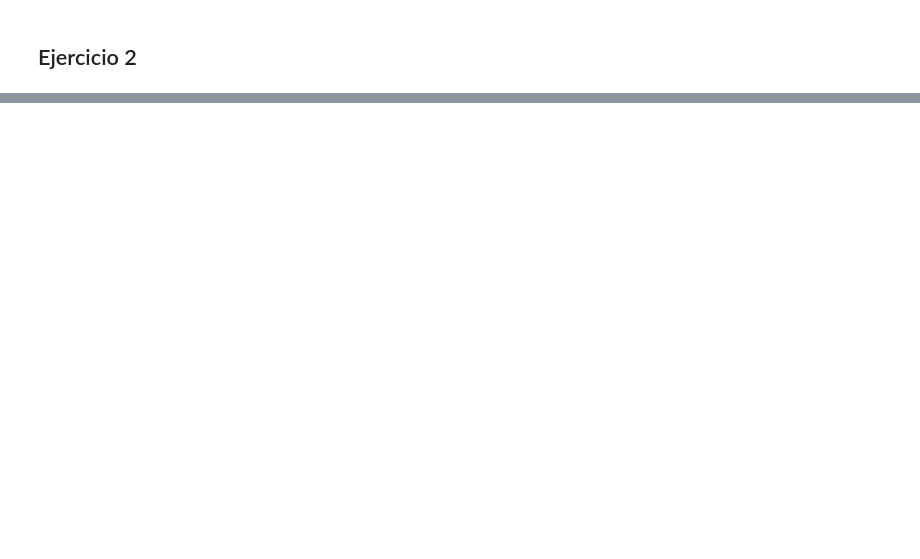
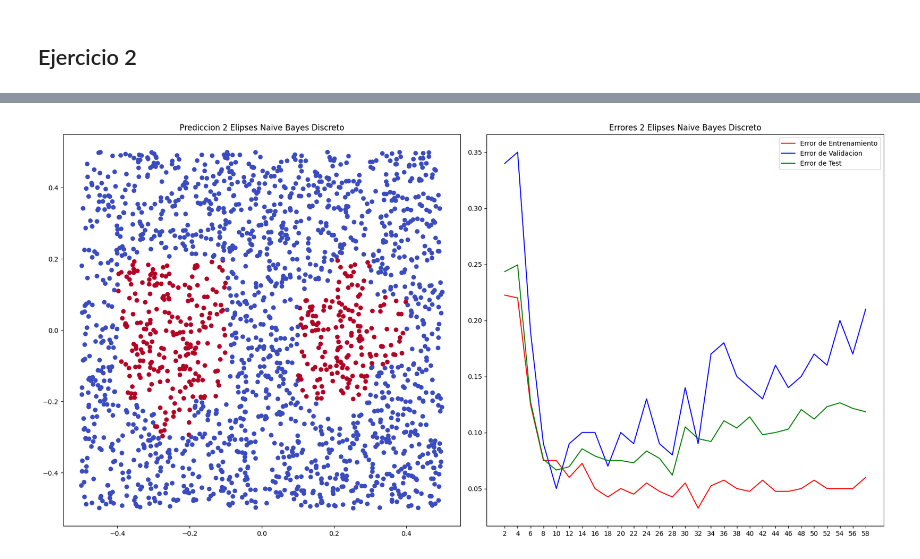
Before and after one commit to Pomarola/IAA, a Jupyter notebook: TP3 Lucas Poma.ipynb, the cells around one changed output, grey strips where cells are left out. Cells and saved outputs as stored; diff of their text form; code cells hidden in the pictures; blank space fills up the shorter version.

```diff
--- a/TP3 Lucas Poma.ipynb
+++ b/TP3 Lucas Poma.ipynb
@@ -223,0 +228,8 @@ plt.show()
+# %%
+csv = pd.read_csv('DataSets/dos_elipses.data', names=['dim_0', 'dim_1', 'class']).sample(n=500)
+X = csv.drop(columns=['class'])
+y = csv['class']
+
+csv = pd.read_csv('DataSets/dos_elipses.test', names=['dim_0', 'dim_1', 'class']).sample(n=2000)
+X_test = csv.drop(columns=['class'])
+y_test = csv['class']
@@ -223,0 +328,4 @@ plt.show()
+# %%
+from sklearn.preprocessing import KBinsDiscretizer
+from sklearn.naive_bayes import CategoricalNB
+bins_list = [2*x for x in range(1, 30)]
@@ -223,0 +359,8 @@ plt.show()
+# %%
+def bayes_plot_errors(ax, error_train, error_val, error_test, bins_list, title):
+    ax.set_title(title)
+    ax.plot(bins_list, error_train, label='Error de Entrenamiento', color='red', linestyle="-")
+    ax.plot(bins_list, error_val, label='Error de Validacion', color='blue', linestyle="-")
+    ax.plot(bins_list, error_test, label='Error de Test', color='green', linestyle="-")
+    ax.set_xticks(bins_list, labels=[str(size) for size in bins_list])
+    ax.legend()
@@ -223,0 +369,27 @@ plt.show()
+# %%
+from sklearn.model_selection import train_test_split
+csv = pd.read_csv('DataSets/dos_elipses.data', names=['dim_0', 'dim_1', 'class']).sample(n=500)
+X = csv.drop(columns=['class'])
+y = csv['class']
+
+csv = pd.read_csv('DataSets/dos_elipses.test', names=['dim_0', 'dim_1', 'class']).sample(n=2000)
+X_test = csv.drop(columns=['class'])
+y_test = csv['class']
+
+X_train, X_val, y_train, y_val = sk.model_selection.train_test_split(X, y, test_size=0.2)
+# %%
+best_bayes, best_disc, error_train, error_val, error_test = entrenar_bayes_disc(X_train, y_train, X_val, y_val, X_test, y_test, bins_list)
+
+fig, axs = plt.subplots(1, 2, figsize=(18, 9))
+
+ax = axs[0]
+ax.scatter(X_test['dim_0'], X_test['dim_1'], c=best_bayes.predict(best_disc.transform(X_test)), cmap='coolwarm')
+ax.set_title(f'Prediccion 2 Elipses Naive Bayes Discreto')
+
+ax = axs[1]
+bayes_plot_errors(ax, error_train, error_val, error_test, bins_list, 'Errores 2 Elipses Naive Bayes Discreto')
+
+plt.tight_layout()
+plt.show()
+# %% [output]
+[figure, added]
```
Also changed, not shown: parts of 20 cells of this notebook, 1 other file.
